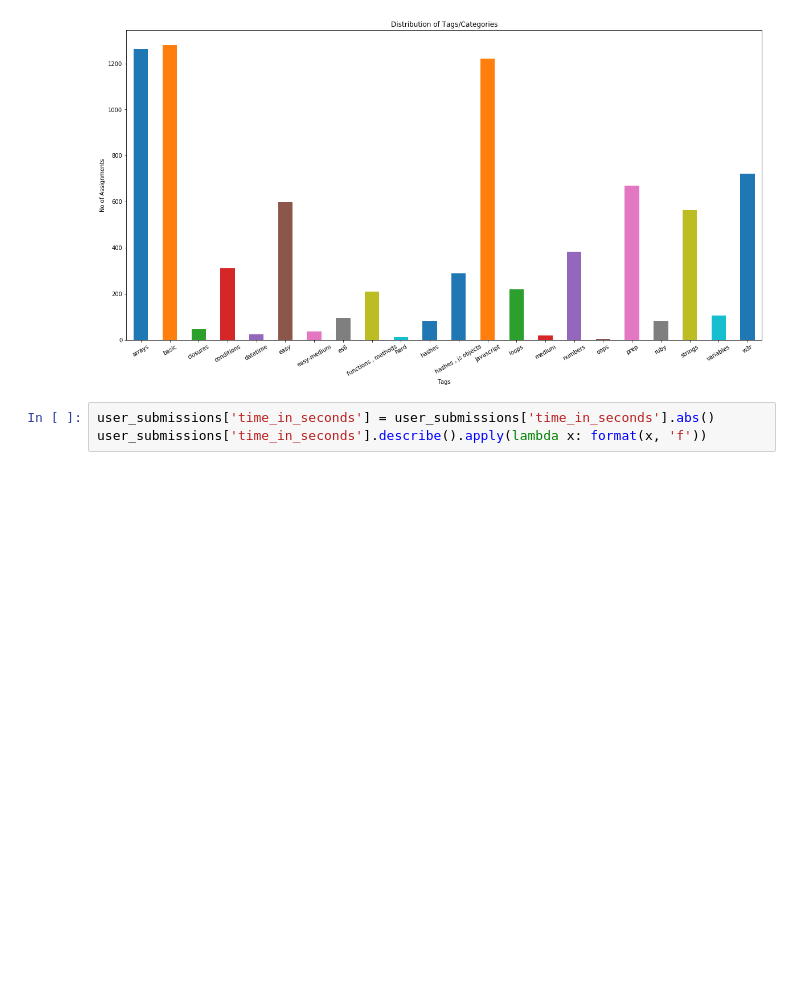
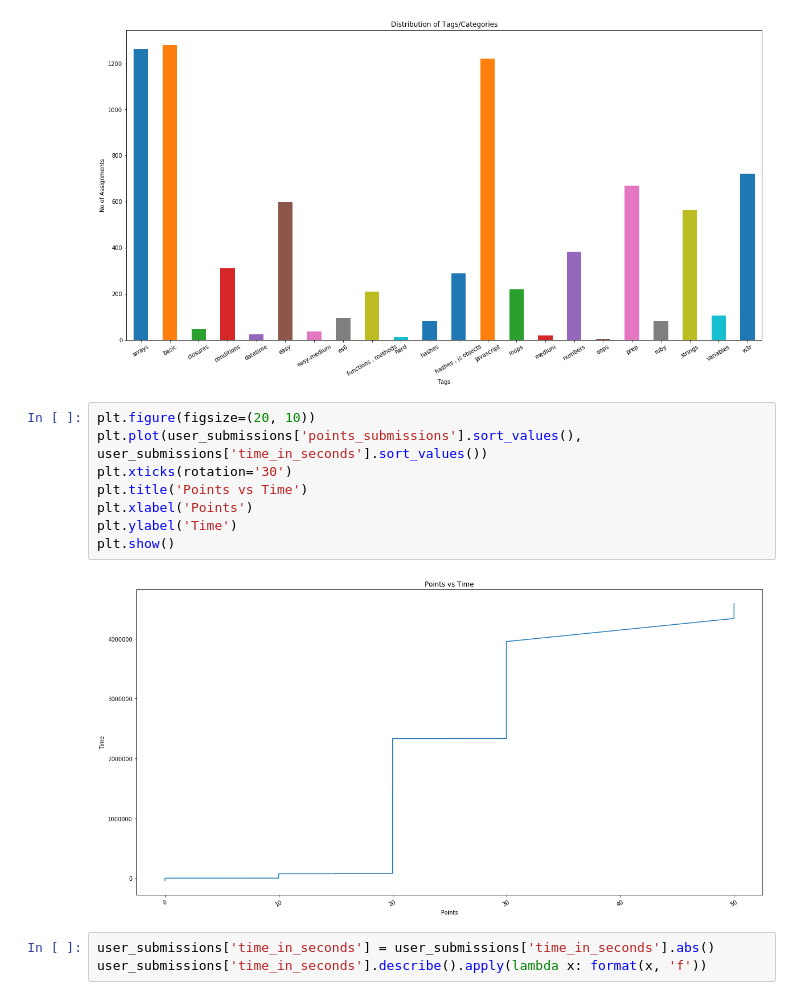
Before and after one commit to dctacademy/rec-sys-1, a Jupyter notebook: analysis/implicit/implicit-recsys-assign.ipynb, the cells around one changed output. Saved outputs shown, nothing was run; the diff lists cells and outputs as text; blank space fills up the shorter version.

```diff
--- a/analysis/implicit/implicit-recsys-assign.ipynb
+++ b/analysis/implicit/implicit-recsys-assign.ipynb
@@ -100,6 +100,16 @@ plt.ylabel('No of Assignments')
 plt.show()
 # %% [output]
 [figure]
+# %%
+plt.figure(figsize=(20, 10))
+plt.plot(user_submissions['points_submissions'].sort_values(), user_submissions['time_in_seconds'].sort_values())
+plt.xticks(rotation='30')
+plt.title('Points vs Time')
+plt.xlabel('Points')
+plt.ylabel('Time')
+plt.show()
+# %% [output]
+[figure, added]
 # %%
 user_submissions['time_in_seconds'] = user_submissions['time_in_seconds'].abs()
 user_submissions['time_in_seconds'].describe().apply(lambda x: format(x, 'f'))
```
Also changed, not shown: parts of 12 cells of this notebook, 1 other file.
